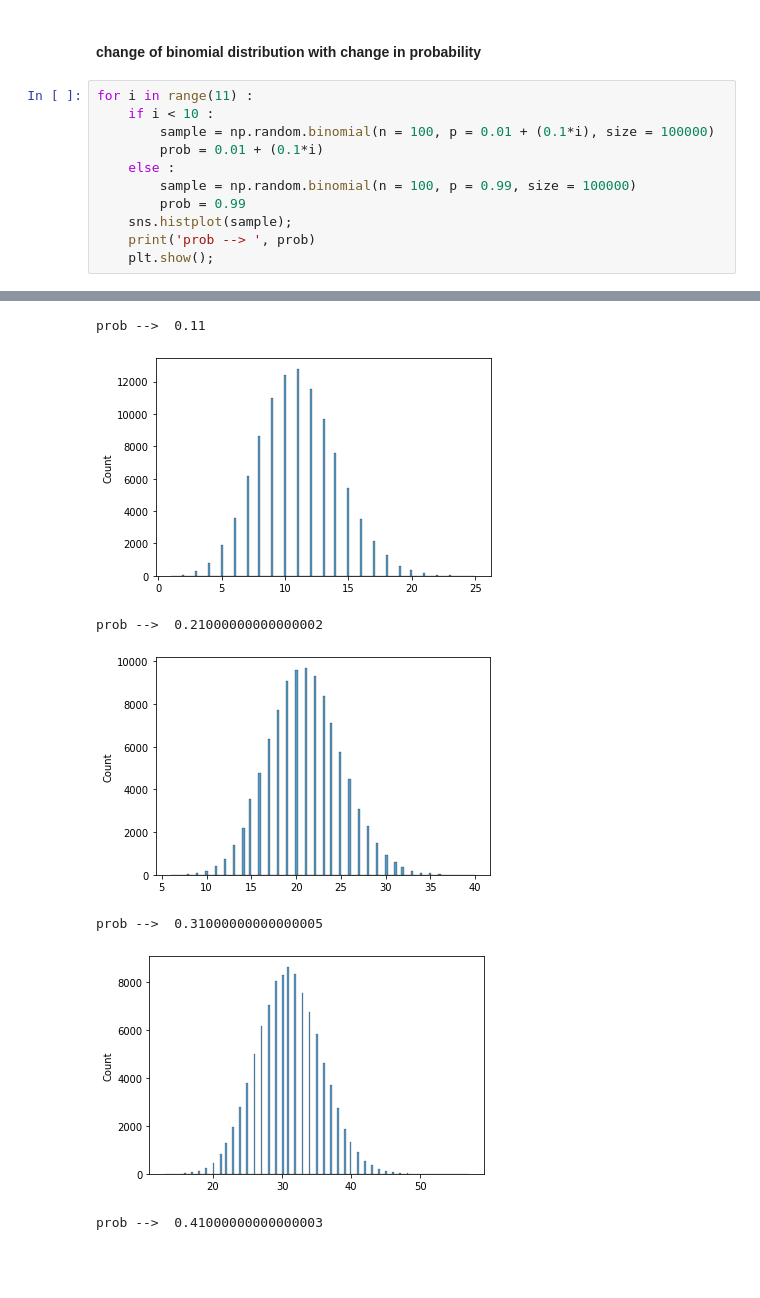
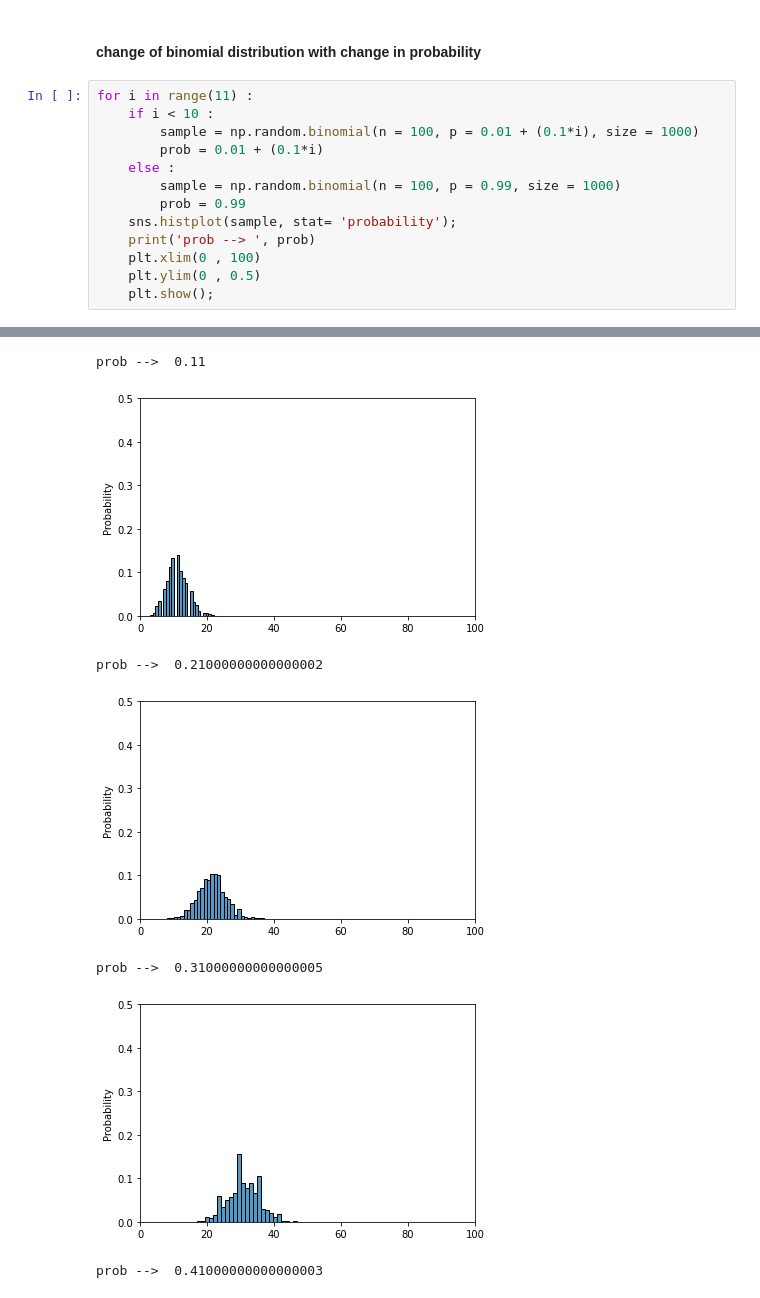
Before and after one commit to soumyadipghorai/Data-Analytics-with-Python, a Jupyter notebook: distributions/binomial.ipynb, the cells around one changed output, grey strips where cells are left out. Drawn from its saved outputs; the diff is of its cells as text; blank space fills up the shorter version.

```diff
--- a/distributions/binomial.ipynb
+++ b/distributions/binomial.ipynb
@@ -76,13 +76,15 @@ sample size -->  100000
 # %%
 for i in range(11) :
     if i < 10 :
-        sample = np.random.binomial(n = 100, p = 0.01 + (0.1*i), size = 100000)
+        sample = np.random.binomial(n = 100, p = 0.01 + (0.1*i), size = 1000)
         prob = 0.01 + (0.1*i)
     else :
-        sample = np.random.binomial(n = 100, p = 0.99, size = 100000)
+        sample = np.random.binomial(n = 100, p = 0.99, size = 1000)
         prob = 0.99
-    sns.histplot(sample);
+    sns.histplot(sample, stat= 'probability');
     print('prob --> ', prob)
+    plt.xlim(0 , 100)
+    plt.ylim(0 , 0.5)
     plt.show();
 # %% [output]
 prob -->  0.01
@@ -90,7 +92,7 @@ prob -->  0.01
 prob -->  0.11
-[figure, old version]
+[figure, new version]
 prob -->  0.21000000000000002
-[figure, old version]
+[figure, new version]
 prob -->  0.31000000000000005
-[figure, old version]
+[figure, new version]
 prob -->  0.41000000000000003
```
Also changed, not shown: parts of 2 cells of this notebook, 2 other files.
